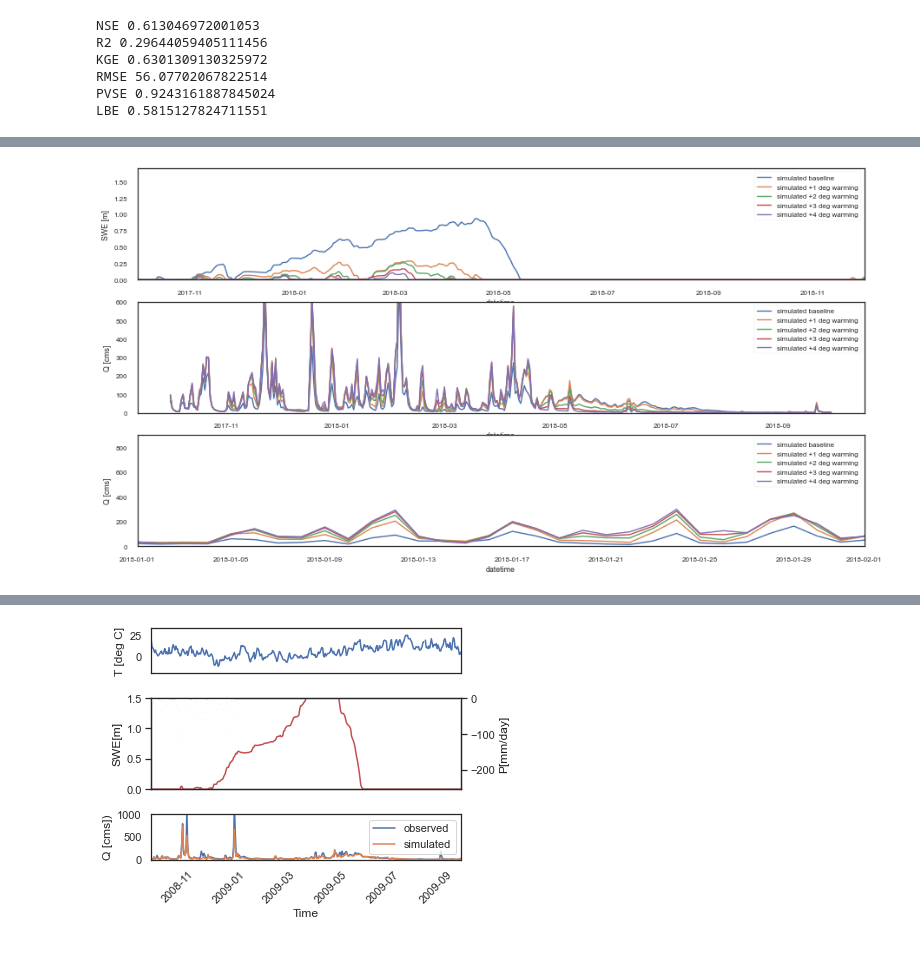
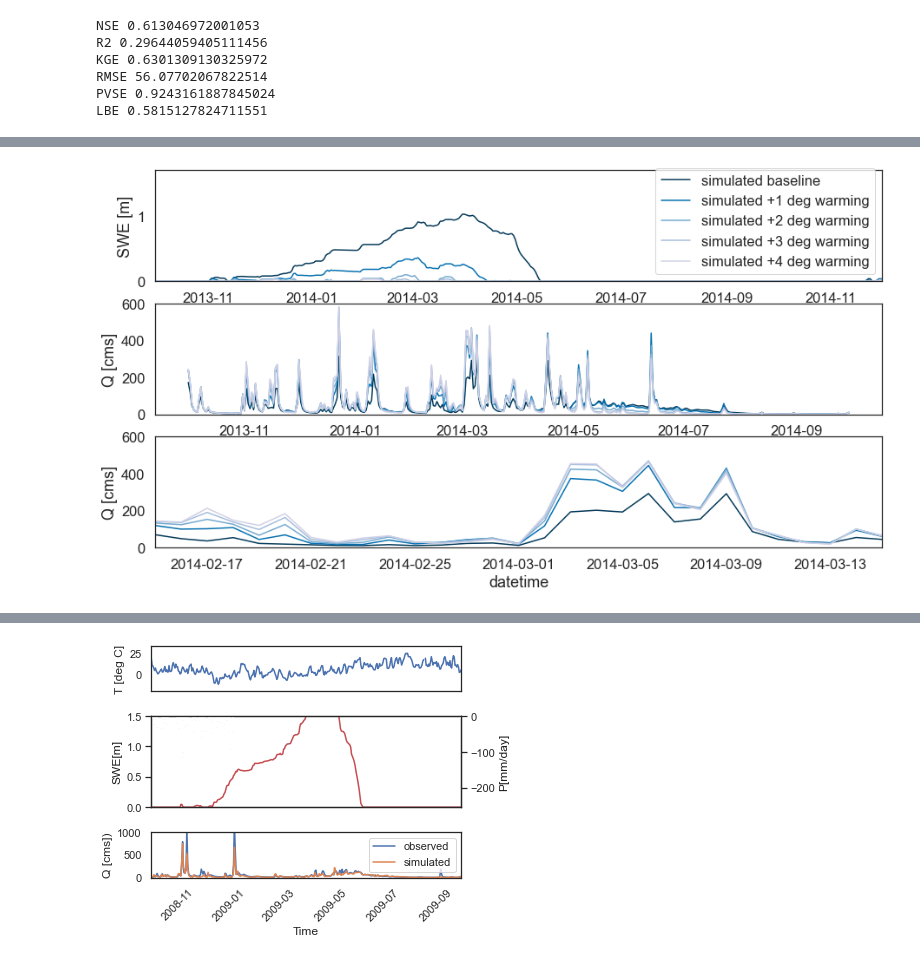
Before and after one commit to NCristea/Snow_SCL, a Jupyter notebook: plots_for_manuscript_final.ipynb, the cells around one changed output, grey strips where cells are left out. Saved outputs shown, nothing was run; the diff lists cells and outputs as text; code cells hidden in the pictures.

Commit message:
fixed some plotting code

```diff
--- a/plots_for_manuscript_final.ipynb
+++ b/plots_for_manuscript_final.ipynb
@@ -123,17 +123,24 @@ Text(0, 0.5, 'SWE [m]')
 [figure]
 # %%
 f, axes = plt.subplots(1, 1, figsize=(15, 4))
-sns.set_theme(style='white', font_scale=1.5)
+
+sns.set_context("paper")
+sns.set(font_scale=1.5)
+sns.set_style("whitegrid")
+
+#sns.set_theme(style='white', font_scale=1.5)
+blue    = ['#023858', '#045a8d', '#0570b0', '#3690c0', '#74a9cf', '#a6bddb', '#d0d1e6', '#ece7f2', '#fff7fb']
+
 #fig.tight_layout(h_pad=5, w_pad=5)
 #plt.subplots_adjust(hspace=0.2, wspace=0)
 #sns.lineplot(x='time', y = 'SWE_m', label = 'observed', data = df_snotel_Skookum, ax=axes)
 #sns.lineplot(x='datetime', y = 'SWE_m', label = 'simulated baseline', data = df_model_data_Skookum_99, ax=axes)
-sns.lineplot(x='datetime', y = 'SWE_m', label = 'simulated baseline prism delta 05', data = df_model_data_Skookum_prism_delta_05, ax=axes)
-sns.lineplot(x='datetime', y = 'SWE_m', label = 'simulated +1 deg warming', data = df_model_data_Skookum_prism_delta_05_1deg, ax=axes)
-sns.lineplot(x='datetime', y = 'SWE_m', label = 'simulated +2 deg warming', data = df_model_data_Skookum_prism_delta_05_2deg, ax=axes)
+sns.lineplot(x='datetime', y = 'SWE_m', label = 'baseline', data = df_model_data_Skookum_prism_delta_05, color = blue[0], ax=axes)
+sns.lineplot(x='datetime', y = 'SWE_m', label = '+1 deg', data = df_model_data_Skookum_prism_delta_05_1deg, color = blue[2], ax=axes)
+sns.lineplot(x='datetime', y = 'SWE_m', label = '+2 deg', data = df_model_data_Skookum_prism_delta_05_2deg, color = blue[4], ax=axes)
 
-sns.lineplot(x='datetime', y = 'SWE_m', label = 'simulated +3 deg warming', data = df_model_data_Skookum_prism_delta_05_3deg, ax=axes)
-sns.lineplot(x='datetime', y = 'SWE_m', label = 'simulated +4 deg warming', data = df_model_data_Skookum_prism_delta_05_4deg, ax=axes)
+sns.lineplot(x='datetime', y = 'SWE_m', label = '+3 deg', data = df_model_data_Skookum_prism_delta_05_3deg, color = blue[5], ax=axes)
+sns.lineplot(x='datetime', y = 'SWE_m', label = '+4 deg', data = df_model_data_Skookum_prism_delta_05_4deg, color = blue[6], ax=axes)
 
 axes.set_xlim([datetime(1996, 1, 21), datetime(2018, 12, 1)])
 axes.set_ylabel('SWE [m]')
@@ -245,38 +313,56 @@ sns.set_style("white")
 # %%
 f, axes = plt.subplots(3, 1, figsize=(15, 8))
+# https://gist.github.com/hbristow/f48b0d1e15d8cf67789a
+#sns.color_palette("ch:s=.25,rot=-.25", as_cmap=True)
+# ----------------------------------------------------------------------------
+# Sequential Colormaps
+# ----------------------------------------------------------------------------
+sns.set_context("paper")
+sns.set(font_scale=1.5)
+sns.set_style("whitegrid")
+sns.set_style("ticks")
 
-sns.lineplot(x='datetime', y = 'SWE_m', label = 'simulated baseline', data = df_model_data_Skookum_prism_delta_05, ax=axes[0])
-sns.lineplot(x='datetime', y = 'SWE_m', label = 'simulated +1 deg warming', data = df_model_data_Skookum_prism_delta_05_1deg, ax=axes[0])
-sns.lineplot(x='datetime', y = 'SWE_m', label = 'simulated +2 deg warming', data = df_model_data_Skookum_prism_delta_05_2deg, ax=axes[0])
-sns.lineplot(x='datetime', y = 'SWE_m', label = 'simulated +3 deg warming', data = df_model_data_Skookum_prism_delta_05_3deg, ax=axes[0])
-sns.lineplot(x='datetime', y = 'SWE_m', label = 'simulated +4 deg warming', data = df_model_data_Skookum_prism_delta_05_4deg, ax=axes[0])
+blue    = ['#023858', '#045a8d', '#0570b0', '#3690c0', '#74a9cf', '#a6bddb', '#d0d1e6', '#ece7f2', '#fff7fb']
 
-axes[0].set_xlim([datetime(2017, 10, 1), datetime(2018, 12, 1)])
+sns.set_theme(style='white', font_scale=1.5)
+sns.lineplot(x='datetime', y = 'SWE_m', label = 'simulated baseline', data = df_model_data_Skookum_prism_delta_05, ax=axes[0], color = blue[0])
+sns.lineplot(x='datetime', y = 'SWE_m', label = 'simulated +1 deg warming', data = df_model_data_Skookum_prism_delta_05_1deg, ax=axes[0], color = blue[2])
+sns.lineplot(x='datetime', y = 'SWE_m', label = 'simulated +2 deg warming', data = df_model_data_Skookum_prism_delta_05_2deg, ax=axes[0], color  =  blue[4])
+sns.lineplot(x='datetime', y = 'SWE_m', label = 'simulated +3 deg warming', data = df_model_data_Skookum_prism_delta_05_3deg, ax=axes[0], color = blue[5])
+sns.lineplot(x='datetime', y = 'SWE_m', label = 'simulated +4 deg warming', data = df_model_data_Skookum_prism_delta_05_4deg, ax=axes[0], color = blue[6])
+
+axes[0].set_xlim([datetime(2013, 10, 1), datetime(2014, 12, 1)])
 axes[0].set_ylim([0, 1.7])
 axes[0].set_ylabel('SWE [m]')
 
-wy = '2018'
+wy = '2014'
 #sns.lineplot(x='datetime', y = 'Q_cms', label = 'observed', data = flow_obs_by_wy.get_group('2008'), ax=axes[1])
-sns.lineplot(x='datetime', y = 'Q_cms', label = 'simulated baseline', data = flow_model_prism_delta_05_by_wy.get_group(wy), ax=axes[1])
-sns.lineplot(x='datetime', y = 'Q_cms', label = 'simulated +1 deg warming', data = flow_model_prism_delta_05_1deg_by_wy.get_group(wy), ax=axes[1])
-sns.lineplot(x='datetime', y = 'Q_cms', label = 'simulated +2 deg warming', data = flow_model_prism_delta_05_2deg_by_wy.get_group(wy), ax=axes[1])
-sns.lineplot(x='datetime', y = 'Q_cms', label = 'simulated +3 deg warming', data = flow_model_prism_delta_05_3deg_by_wy.get_group(wy), ax=axes[1])
-sns.lineplot(x='datetime', y = 'Q_cms', label = 'simulated +4 deg warming', data = flow_model_prism_delta_05_4deg_by_wy.get_group(wy), ax=axes[1])
+sns.lineplot(x='datetime', y = 'Q_cms', data = flow_model_prism_delta_05_by_wy.get_group(wy), ax=axes[1], color = blue[0])
+sns.lineplot(x='datetime', y = 'Q_cms', data = flow_model_prism_delta_05_1deg_by_wy.get_group(wy), ax=axes[1], color = blue[2])
+sns.lineplot(x='datetime', y = 'Q_cms', data = flow_model_prism_delta_05_2deg_by_wy.get_group(wy), ax=axes[1], color = blue[4])
+sns.lineplot(x='datetime', y = 'Q_cms', data = flow_model_prism_delta_05_3deg_by_wy.get_group(wy), ax=axes[1], color = blue[5])
+sns.lineplot(x='datetime', y = 'Q_cms', data = flow_model_prism_delta_05_4deg_by_wy.get_group(wy), ax=axes[1], color = blue[6])
 
 axes[1].set_ylabel('Q [cms]')
 axes[1].set_ylim([0, 600])
+axes[0].set_xlim([datetime(2013, 10, 1), datetime(2014, 12, 1)])
 
-wy = '2018'
+wy = '2014'
 #sns.lineplot(x='datetime', y = 'Q_cms', label = 'observed', data = flow_obs_by_wy.get_group('2008'), ax=axes[1])
-sns.lineplot(x='datetime', y = 'Q_cms', label = 'simulated baseline', data = flow_model_prism_delta_05_by_wy.get_group(wy), ax=axes[2])
-sns.lineplot(x='datetime', y = 'Q_cms', label = 'simulated +1 deg warming', data = flow_model_prism_delta_05_1deg_by_wy.get_group(wy), ax=axes[2])
-sns.lineplot(x='datetime', y = 'Q_cms', label = 'simulated +2 deg warming', data = flow_model_prism_delta_05_2deg_by_wy.get_group(wy), ax=axes[2])
-sns.lineplot(x='datetime', y = 'Q_cms', label = 'simulated +3 deg warming', data = flow_model_prism_delta_05_3deg_by_wy.get_group(wy), ax=axes[2])
-sns.lineplot(x='datetime', y = 'Q_cms', label = 'simulated +4 deg warming', data = flow_model_prism_delta_05_4deg_by_wy.get_group(wy), ax=axes[2])
+sns.lineplot(x='datetime', y = 'Q_cms', data = flow_model_prism_delta_05_by_wy.get_group(wy), ax=axes[2], color = blue[0])
+sns.lineplot(x='datetime', y = 'Q_cms', data = flow_model_prism_delta_05_1deg_by_wy.get_group(wy), ax=axes[2], color = blue[2])
+sns.lineplot(x='datetime', y = 'Q_cms', data = flow_model_prism_delta_05_2deg_by_wy.get_group(wy), ax=axes[2], color = blue[4])
+sns.lineplot(x='datetime', y = 'Q_cms', data = flow_model_prism_delta_05_3deg_by_wy.get_group(wy), ax=axes[2], color = blue[5])
+sns.lineplot(x='datetime', y = 'Q_cms', data = flow_model_prism_delta_05_4deg_by_wy.get_group(wy), ax=axes[2], color = blue[6])
 
-axes[2].set_xlim([datetime(2018, 1, 1), datetime(2018, 2, 1)])
+#axes[2].set_xlim([datetime(2014, 3, 1), datetime(2014, 3, 15)])
+axes[2].set_xlim([datetime(2014, 2, 15), datetime(2014, 3, 15)])
 axes[2].set_ylabel('Q [cms]')
-axes[2].set_ylim([0, 900])
+axes[2].set_ylim([0, 600])
+
+
+
+
 
 #plt.style.use('seaborn-paper')
 # %% [output]
@@ -284 +370 @@ axes[2].set_ylim([0, 900])
-[figure, old version]
+[figure, new version]
```
Also changed, not shown: parts of 10 cells of this notebook, 3 other files.
